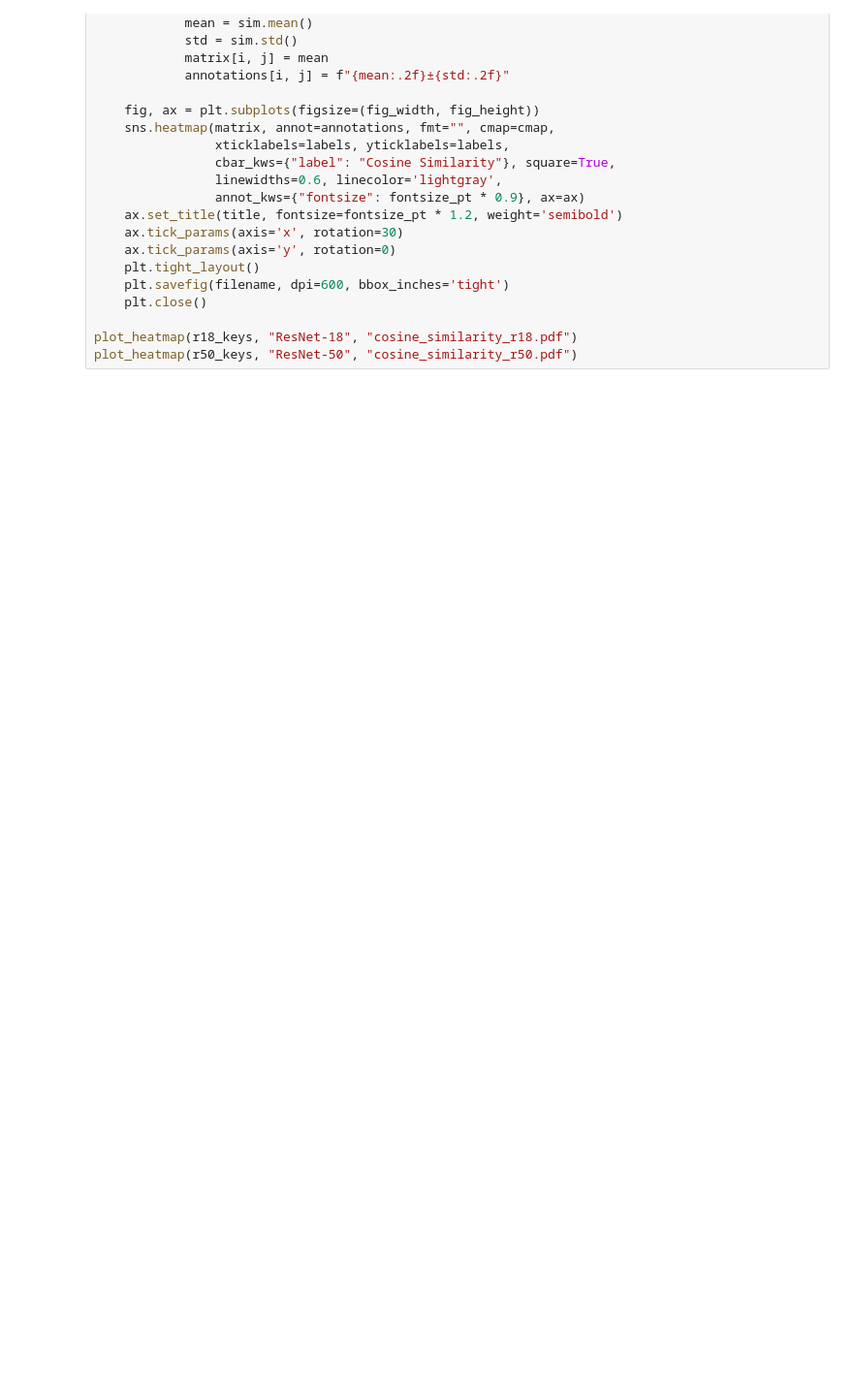
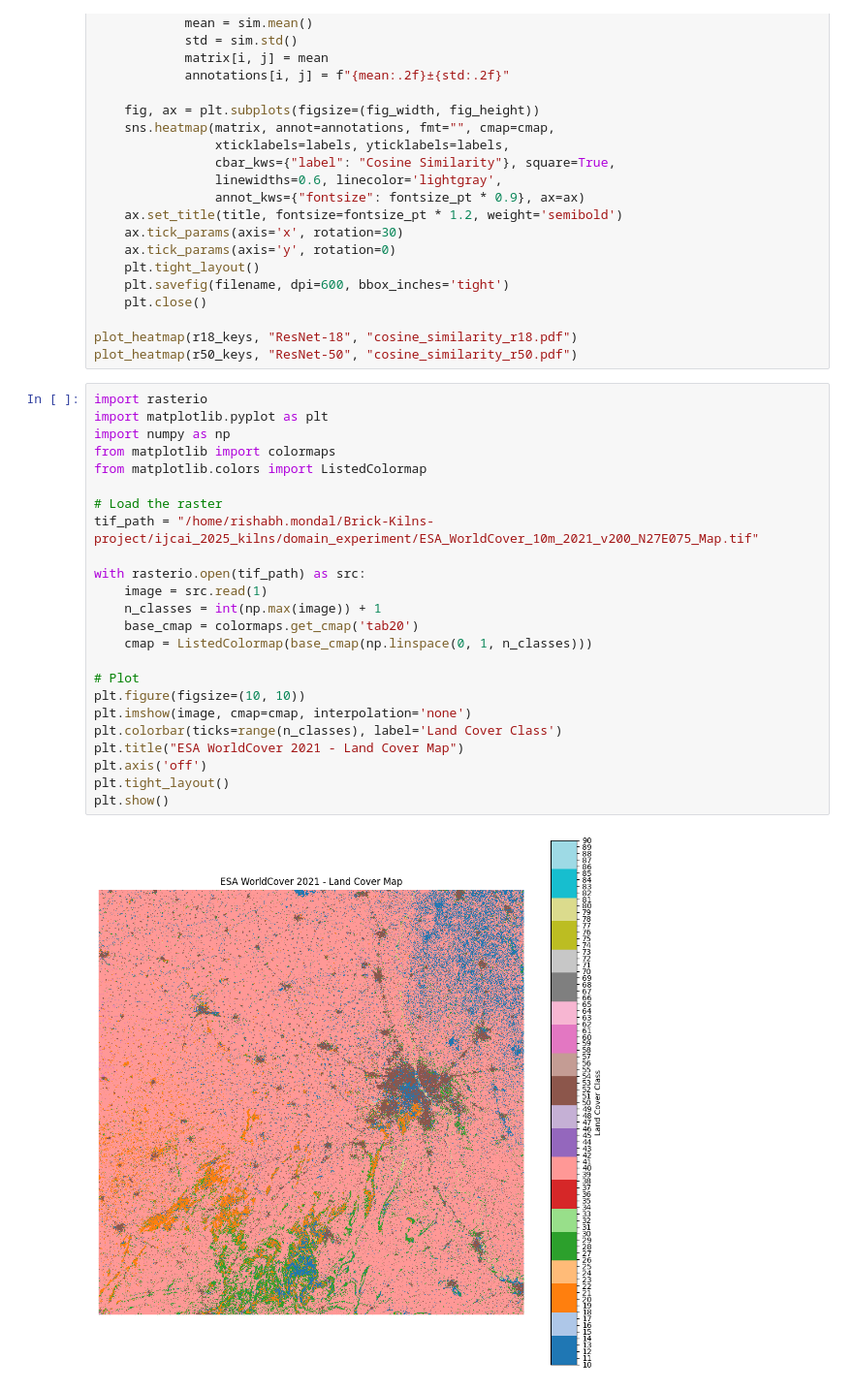
Before and after one commit to rishabh-mondal/domain_experiment, a Jupyter notebook: notebooks/classfication_dataset_build.ipynb, the cells around one changed output. Shown at 97% size. Saved outputs shown, nothing was run; the diff lists cells and outputs as text; blank space fills up the shorter version.

```diff
--- a/notebooks/classfication_dataset_build.ipynb
+++ b/notebooks/classfication_dataset_build.ipynb
@@ -487,3 +487,29 @@ def plot_heatmap(keys, title, filename):
 
 plot_heatmap(r18_keys, "ResNet-18", "cosine_similarity_r18.pdf")
 plot_heatmap(r50_keys, "ResNet-50", "cosine_similarity_r50.pdf")
+# %%
+import rasterio
+import matplotlib.pyplot as plt
+import numpy as np
+from matplotlib import colormaps
+from matplotlib.colors import ListedColormap
+
+# Load the raster
+tif_path = "/home/rishabh.mondal/Brick-Kilns-project/ijcai_2025_kilns/domain_experiment/ESA_WorldCover_10m_2021_v200_N27E075_Map.tif"
+
+with rasterio.open(tif_path) as src:
+    image = src.read(1)
+    n_classes = int(np.max(image)) + 1
+    base_cmap = colormaps.get_cmap('tab20')
+    cmap = ListedColormap(base_cmap(np.linspace(0, 1, n_classes)))
+
+# Plot
+plt.figure(figsize=(10, 10))
+plt.imshow(image, cmap=cmap, interpolation='none')
+plt.colorbar(ticks=range(n_classes), label='Land Cover Class')
+plt.title("ESA WorldCover 2021 - Land Cover Map")
+plt.axis('off')
+plt.tight_layout()
+plt.show()
+# %% [output]
+[figure, added]
```
Also changed, not shown: 6 other files.
